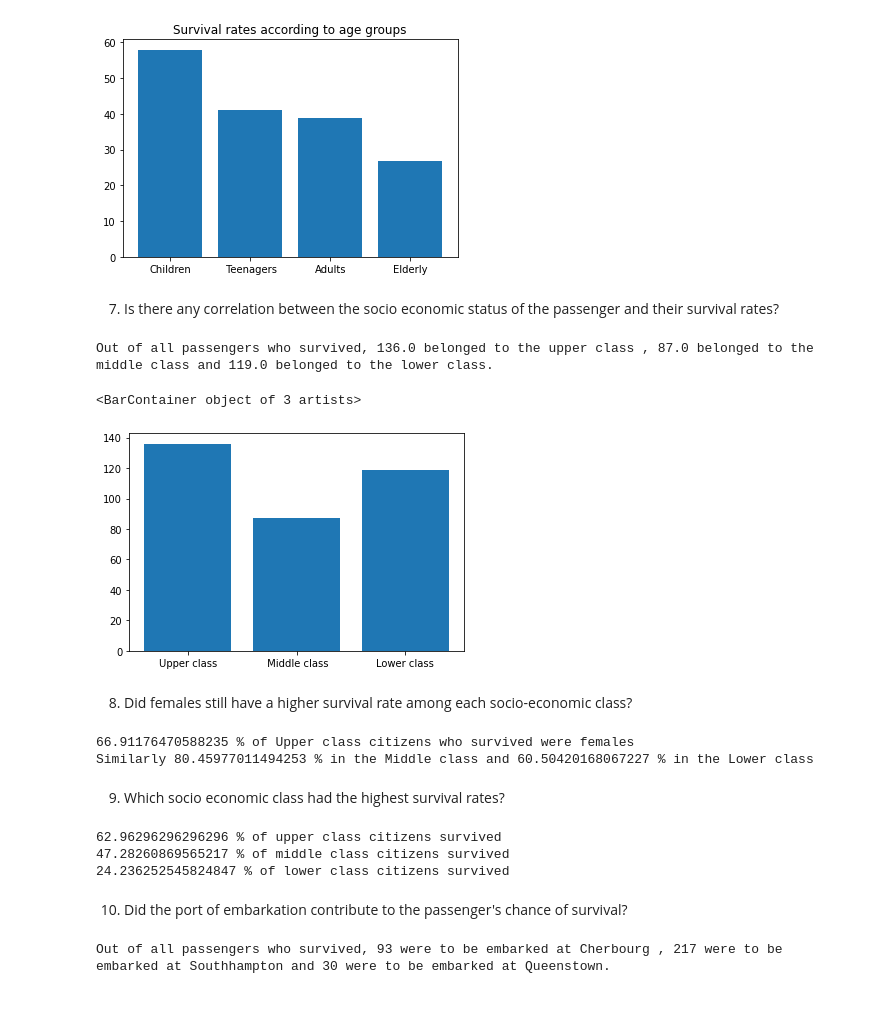
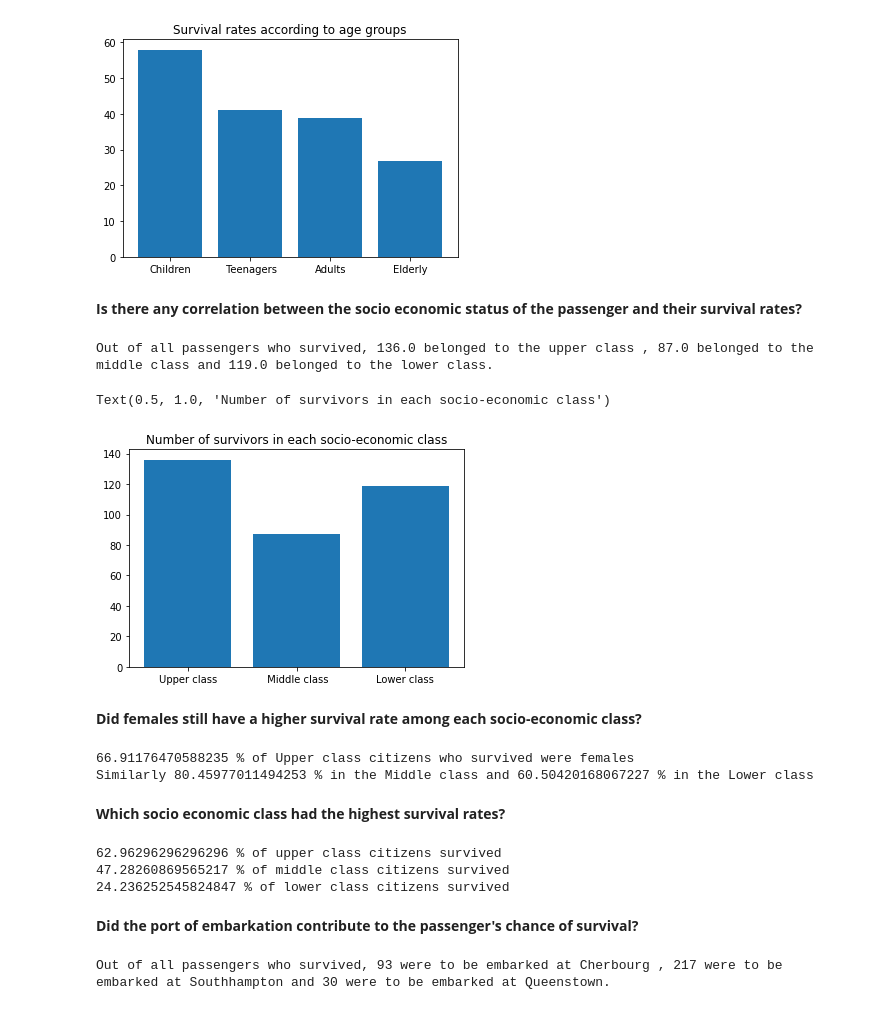
Before and after one commit to Abinaya-J/Udacity_Intro_to_Data_Analysis, a Jupyter notebook: Project_1_Titanic_Data.ipynb, the cells around one changed output. Drawn from its saved outputs; the diff is of its cells as text; code cells hidden in the pictures.

```diff
--- a/Project_1_Titanic_Data.ipynb
+++ b/Project_1_Titanic_Data.ipynb
@@ -240,7 +240,7 @@ plt.title('Survival rates according to age groups')
 Text(0.5, 1.0, 'Survival rates according to age groups')
 [figure]
 # %% [markdown]
-7. Is there any correlation between the socio economic status of the passenger and their survival rates?
+**Is there any correlation between the socio economic status of the passenger and their survival rates?**
 # %%
 def survival(Pclass):
   return titanic_df_new.groupby(['Pclass','Survived']).size()[Pclass,1].astype('float')
@@ -251,12 +251,13 @@ Out of all passengers who survived, 136.0 belonged to the upper class , 87.0 bel
 # %%
 names=['Upper class',' Middle class','Lower class']
 values=[survival(1),survival(2),survival(3)]
 plt.bar(names,values)
+plt.title('Number of survivors in each socio-economic class')
 # %% [output]
-<BarContainer object of 3 artists>
+Text(0.5, 1.0, 'Number of survivors in each socio-economic class')
-[figure, old version]
+[figure, new version]
 # %% [markdown]
-8. Did females still have a higher survival rate among each socio-economic class?
+**Did females still have a higher survival rate among each socio-economic class?**
 # %%
 def survival_female(Pclass):
   return titanic_df_new.groupby(['Pclass','Survived','Sex']).size()[Pclass,1,'female'].astype('float')
@@ -268,7 +269,7 @@ print('Similarly {} % in the Middle class and {} % in the Lower class'.format(((
 66.91176470588235 % of Upper class citizens who survived were females
 Similarly 80.45977011494253 % in the Middle class and 60.50420168067227 % in the Lower class
 # %% [markdown]
-9. Which socio economic class had the highest survival rates?
+**Which socio economic class had the highest survival rates?**
 # %%
 def total(Pclass):
   return titanic_df_new.groupby(['Pclass']).size()[Pclass].astype('float')
@@ -285,7 +286,7 @@ print('{} % of lower class citizens survived'.format(Pclass3_sr))
 47.28260869565217 % of middle class citizens survived
 24.236252545824847 % of lower class citizens survived
 # %% [markdown]
-10. Did the port of embarkation contribute to the passenger's chance of survival?
+**Did the port of embarkation contribute to the passenger's chance of survival?**
 # %%
 Port_C_s= titanic_df_new[survived]['Embarked']=='C'
 Port_S_s= titanic_df_new[survived]['Embarked']=='S'
```
Also changed, not shown: parts of 30 cells of this notebook.
